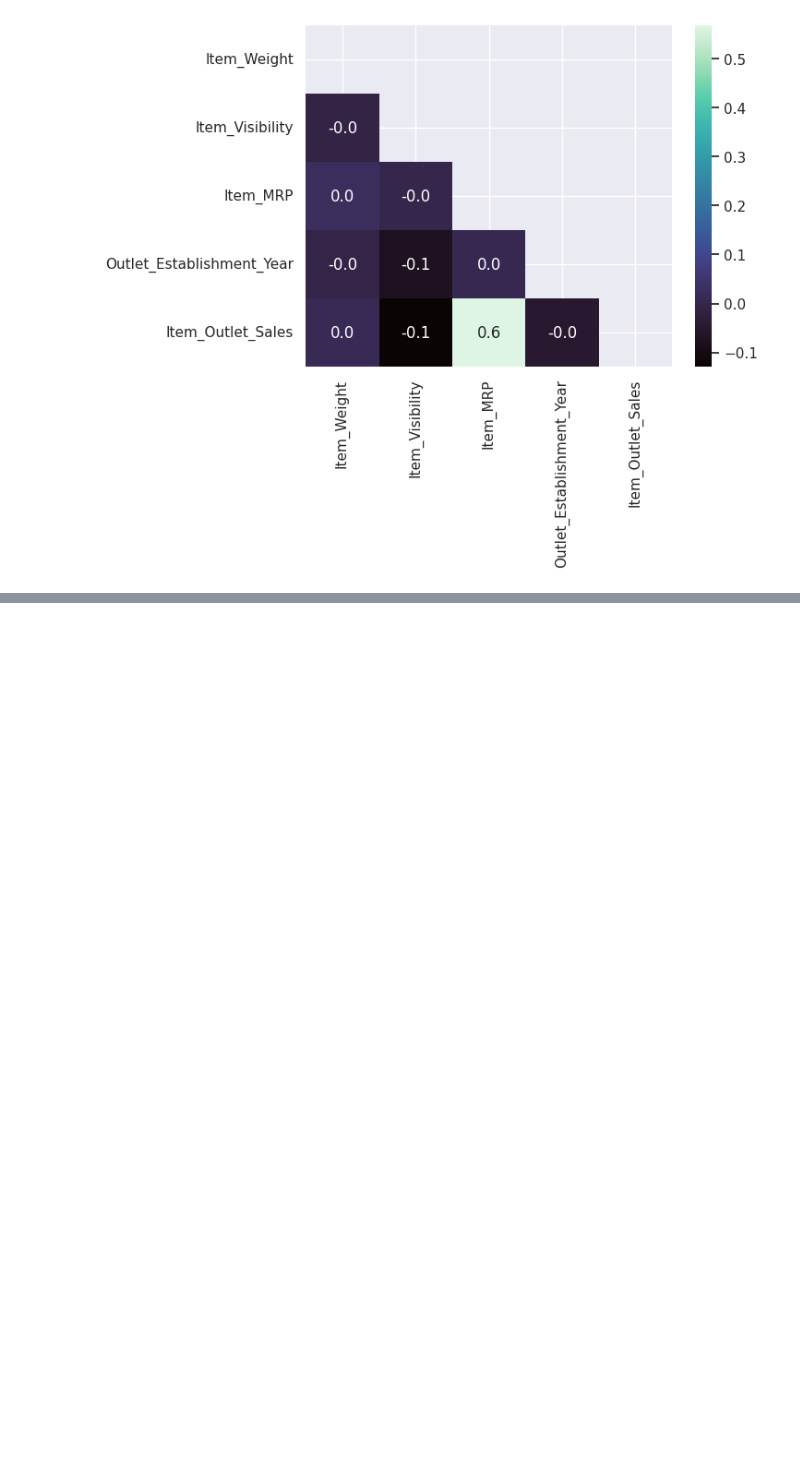
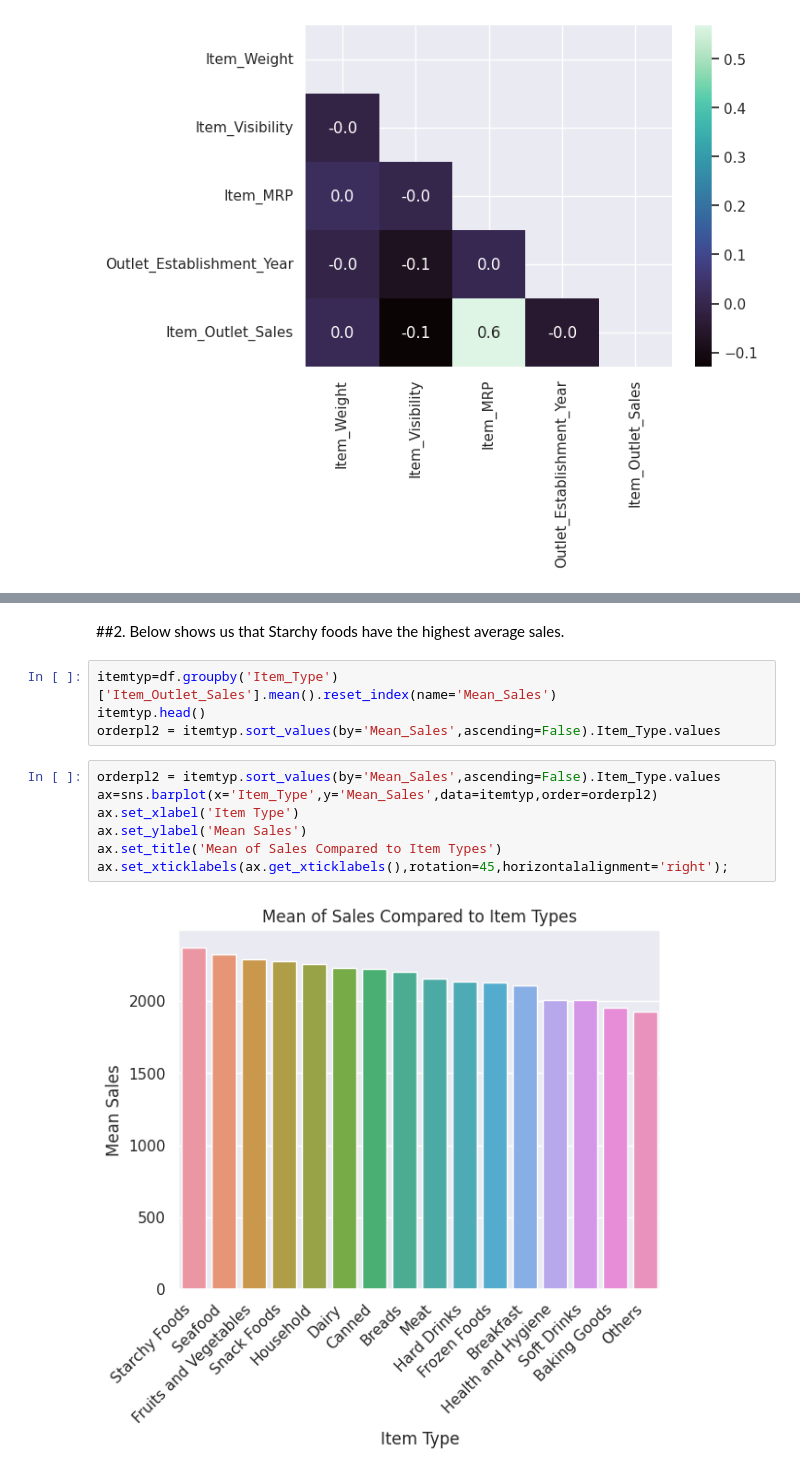
Before and after one commit to MikeyClausen/Prediction-of-Product-Sales, a Jupyter notebook: p1p3.ipynb, the cells around one changed output, grey strips where cells are left out. Drawn from its saved outputs; the diff is of its cells as text; blank space fills up the shorter version.

```diff
--- a/p1p3.ipynb
+++ b/p1p3.ipynb
@@ -279,0 +326,15 @@ ax=sns.heatmap(corr,cmap='mako',annot=True,fmt = '.1f',mask=mask);
+# %% [markdown]
+##2. Below shows us that Starchy foods have the highest average sales.
+# %%
+itemtyp=df.groupby('Item_Type')['Item_Outlet_Sales'].mean().reset_index(name='Mean_Sales')
+itemtyp.head()
+orderpl2 = itemtyp.sort_values(by='Mean_Sales',ascending=False).Item_Type.values
+# %%
+orderpl2 = itemtyp.sort_values(by='Mean_Sales',ascending=False).Item_Type.values
+ax=sns.barplot(x='Item_Type',y='Mean_Sales',data=itemtyp,order=orderpl2)
+ax.set_xlabel('Item Type')
+ax.set_ylabel('Mean Sales')
+ax.set_title('Mean of Sales Compared to Item Types')
+ax.set_xticklabels(ax.get_xticklabels(),rotation=45,horizontalalignment='right');
+# %% [output]
+[figure, added]
```
Also changed, not shown: parts of 6 cells of this notebook.
